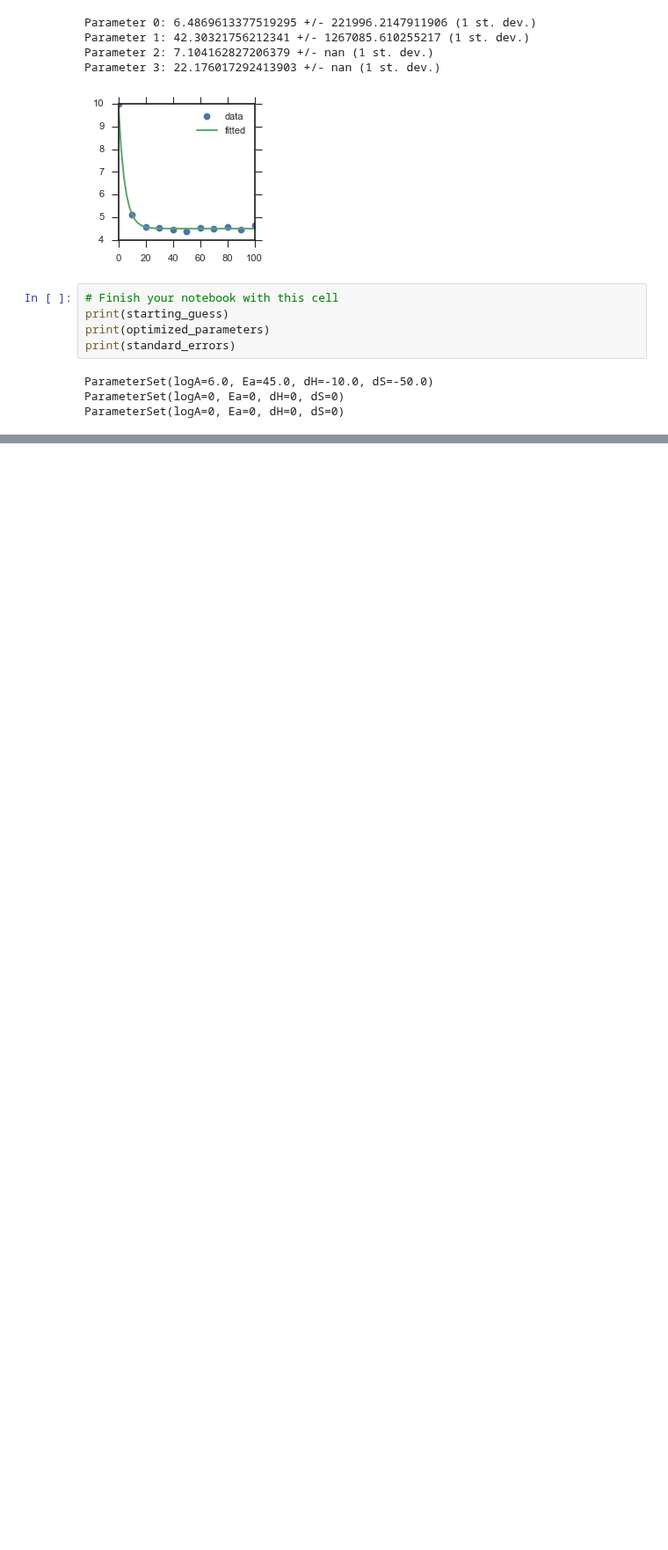
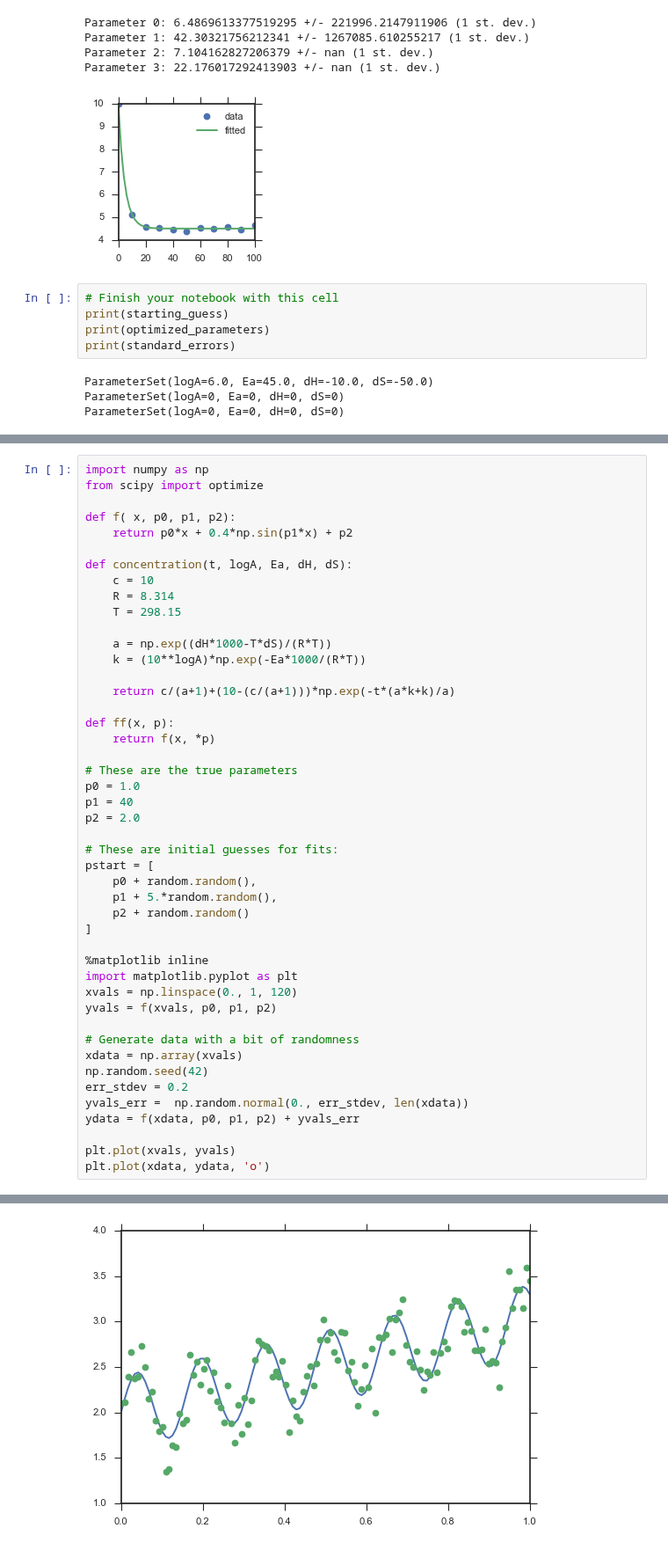
Before and after one commit to jtr5395/regression, a Jupyter notebook: FittingExercise.ipynb, the cells around one changed output, grey strips where cells are left out. Shown at 88% size. Drawn from its saved outputs; the diff is of its cells as text; blank space fills up the shorter version.

```diff
--- a/FittingExercise.ipynb
+++ b/FittingExercise.ipynb
@@ -343,0 +320,47 @@ plt.show()
+# %%
+import numpy as np
+from scipy import optimize
+
+def f( x, p0, p1, p2):
+    return p0*x + 0.4*np.sin(p1*x) + p2
+
+def concentration(t, logA, Ea, dH, dS):
+    c = 10
+    R = 8.314
+    T = 298.15
+
+    a = np.exp((dH*1000-T*dS)/(R*T))
+    k = (10**logA)*np.exp(-Ea*1000/(R*T))
+
+    return c/(a+1)+(10-(c/(a+1)))*np.exp(-t*(a*k+k)/a)
+
+def ff(x, p):
+    return f(x, *p)
+
+# These are the true parameters
+p0 = 1.0
+p1 = 40
+p2 = 2.0
+
+# These are initial guesses for fits:
+pstart = [
+    p0 + random.random(),
+    p1 + 5.*random.random(),
+    p2 + random.random()
+]
+
+%matplotlib inline
+import matplotlib.pyplot as plt
+xvals = np.linspace(0., 1, 120)
+yvals = f(xvals, p0, p1, p2)
+
+# Generate data with a bit of randomness
+xdata = np.array(xvals)
+np.random.seed(42)
+err_stdev = 0.2
+yvals_err =  np.random.normal(0., err_stdev, len(xdata))
+ydata = f(xdata, p0, p1, p2) + yvals_err
+
+plt.plot(xvals, yvals)
+plt.plot(xdata, ydata, 'o')
+# %% [output]
@@ -343,0 +368 @@ plt.show()
+[figure, added]
```
Also changed, not shown: parts of 8 cells of this notebook.
